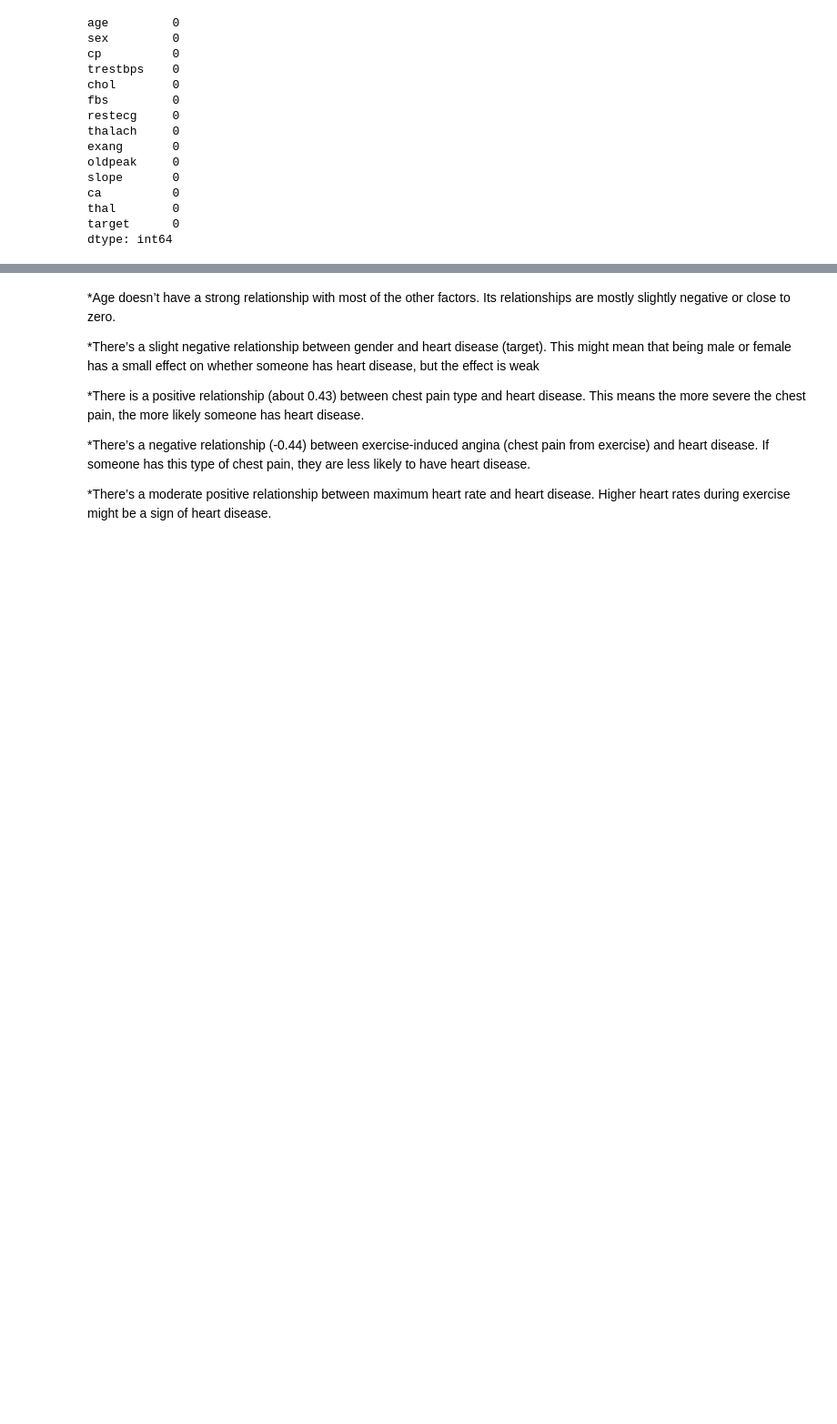
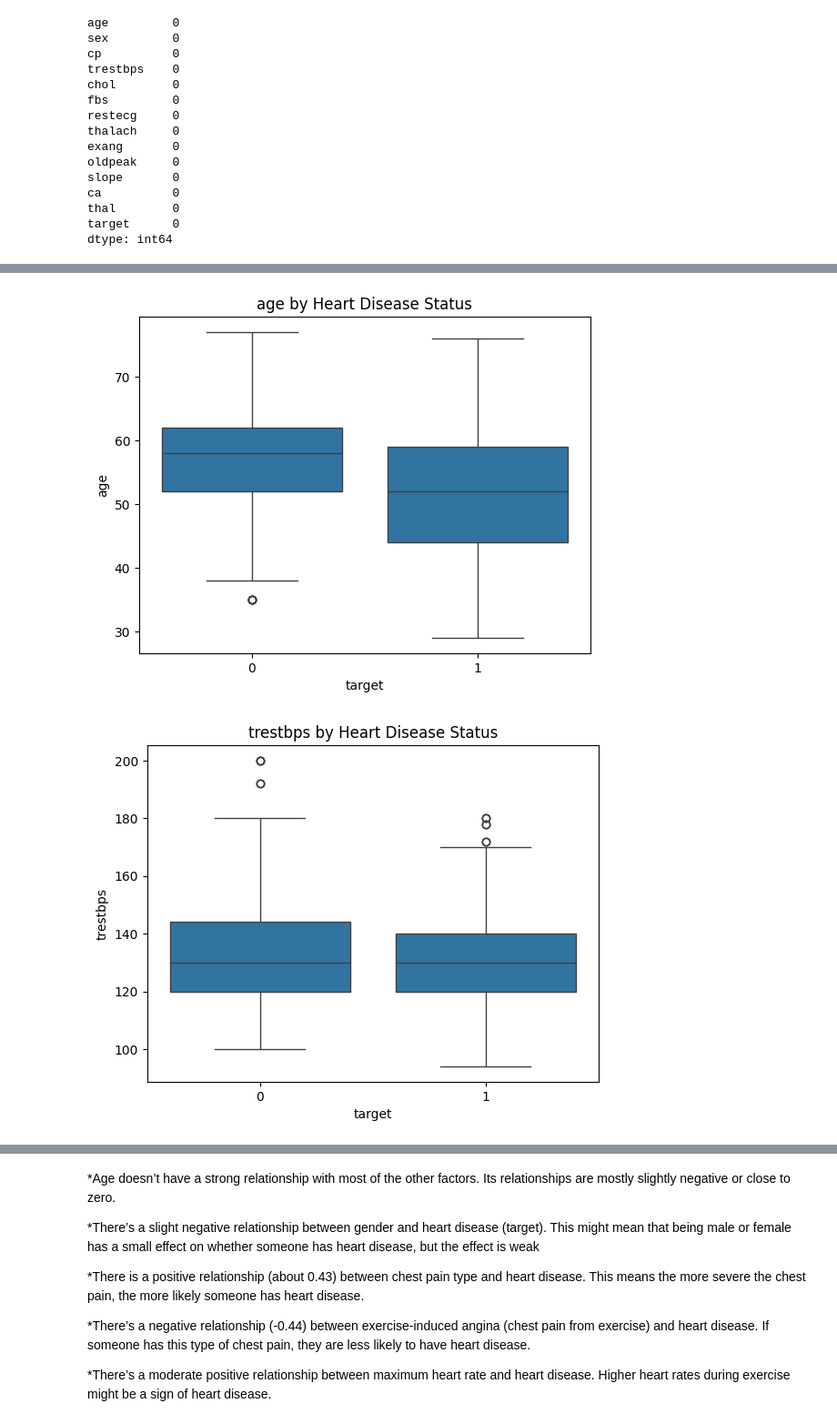
Before and after one commit to thevannyfiles/predicting-heart-disease, a Jupyter notebook: main.ipynb, the cells around one changed output, grey strips where cells are left out. Shown at 91% size. Cells and saved outputs as stored; diff of their text form; code cells hidden in the pictures; blank space fills up the shorter version.

```diff
--- a/main.ipynb
+++ b/main.ipynb
@@ -88,0 +107,9 @@ dtype: int64
+# %%
+#outliers
+for col in ['age', 'trestbps', 'chol', 'thalach', 'oldpeak']:
+    sns.boxplot(x='target', y=col, data=df)
+    plt.title(f'{col} by Heart Disease Status')
+    plt.show()
+# %% [output]
+[figure, added]
+[figure, added]
```
Also changed, not shown: parts of 11 cells of this notebook.
